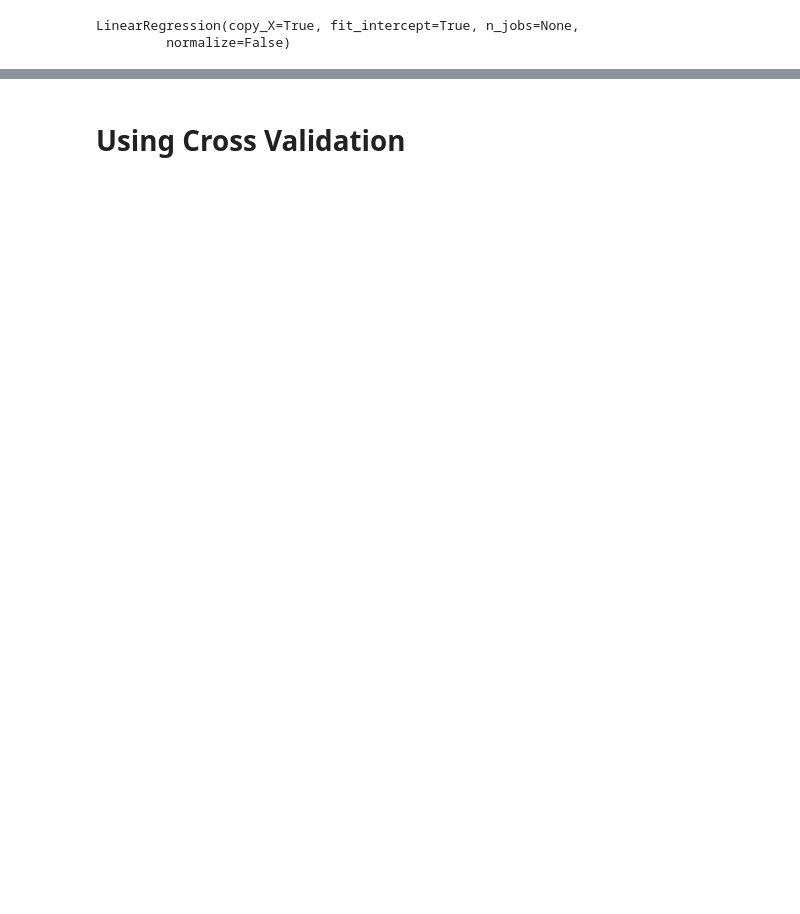
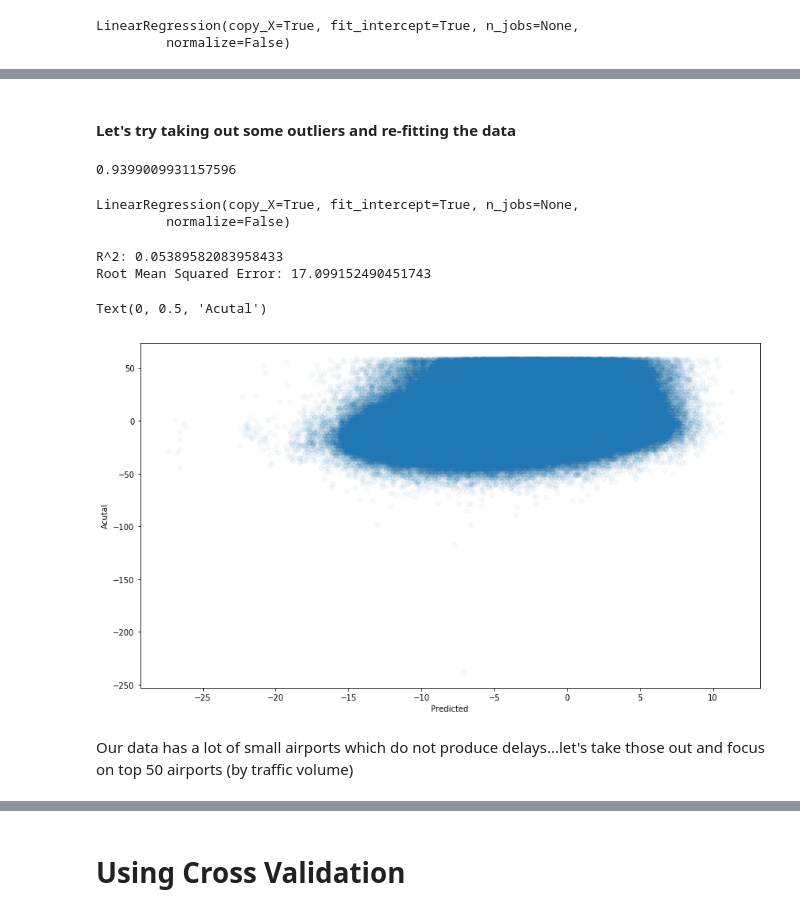
Before and after one commit to dmitriykats1/Springboard, a Jupyter notebook: Capstone1/Modeling.ipynb, the cells around one changed output, grey strips where cells are left out. Cells and saved outputs as stored; diff of their text form; code cells hidden in the pictures; blank space fills up the shorter version.

```diff
--- a/Capstone1/Modeling.ipynb
+++ b/Capstone1/Modeling.ipynb
@@ -203,0 +230,16 @@ Root Mean Squared Error: 5.8995994888177705
+# %% [markdown]
+#### Let's try taking out some outliers and re-fitting the data
+# %%
+df_delay = df_encoded[df_encoded.ARR_DELAY < 60]
+# %%
+df_delay.MONTH.count() / df.MONTH.count()
+# %% [output]
+0.9399009931157596
+# %%
+y = df_delay.ARR_DELAY
+y_final = y.values
+y_final = y_final.reshape(-1,1)
+# %%
+X = df_delay.drop(['ARR_DELAY'], axis=1)
+X = X.values
+X_final = scipy.sparse.csr_matrix(X)
@@ -203,0 +250,8 @@ Root Mean Squared Error: 5.8995994888177705
+# %%
+X_train, X_test, y_train, y_test = train_test_split(X_final, y_final, test_size = 0.2, random_state=42)
+# %%
+reg_all = LinearRegression()
+reg_all.fit(X_train, y_train)
+# %% [output]
+LinearRegression(copy_X=True, fit_intercept=True, n_jobs=None,
+         normalize=False)
@@ -203,0 +260,16 @@ Root Mean Squared Error: 5.8995994888177705
+# %%
+print("R^2: {}".format(reg_all.score(X_test, y_test)))
+rmse = np.sqrt(mean_squared_error(y_test, y_pred))
+print("Root Mean Squared Error: {}".format(rmse))
+# %% [output]
+R^2: 0.05389582083958433
+Root Mean Squared Error: 17.099152490451743
+# %%
+plt.scatter(y_pred, y_test, alpha=0.03)
+plt.xlabel('Predicted')
+plt.ylabel('Acutal')
+# %% [output]
+Text(0, 0.5, 'Acutal')
+[figure, added]
+# %% [markdown]
+Our data has a lot of small airports which do not produce delays...let's take those out and focus on top 50 airports (by traffic volume)
```
Also changed, not shown: parts of 80 cells of this notebook, 2 other files.
